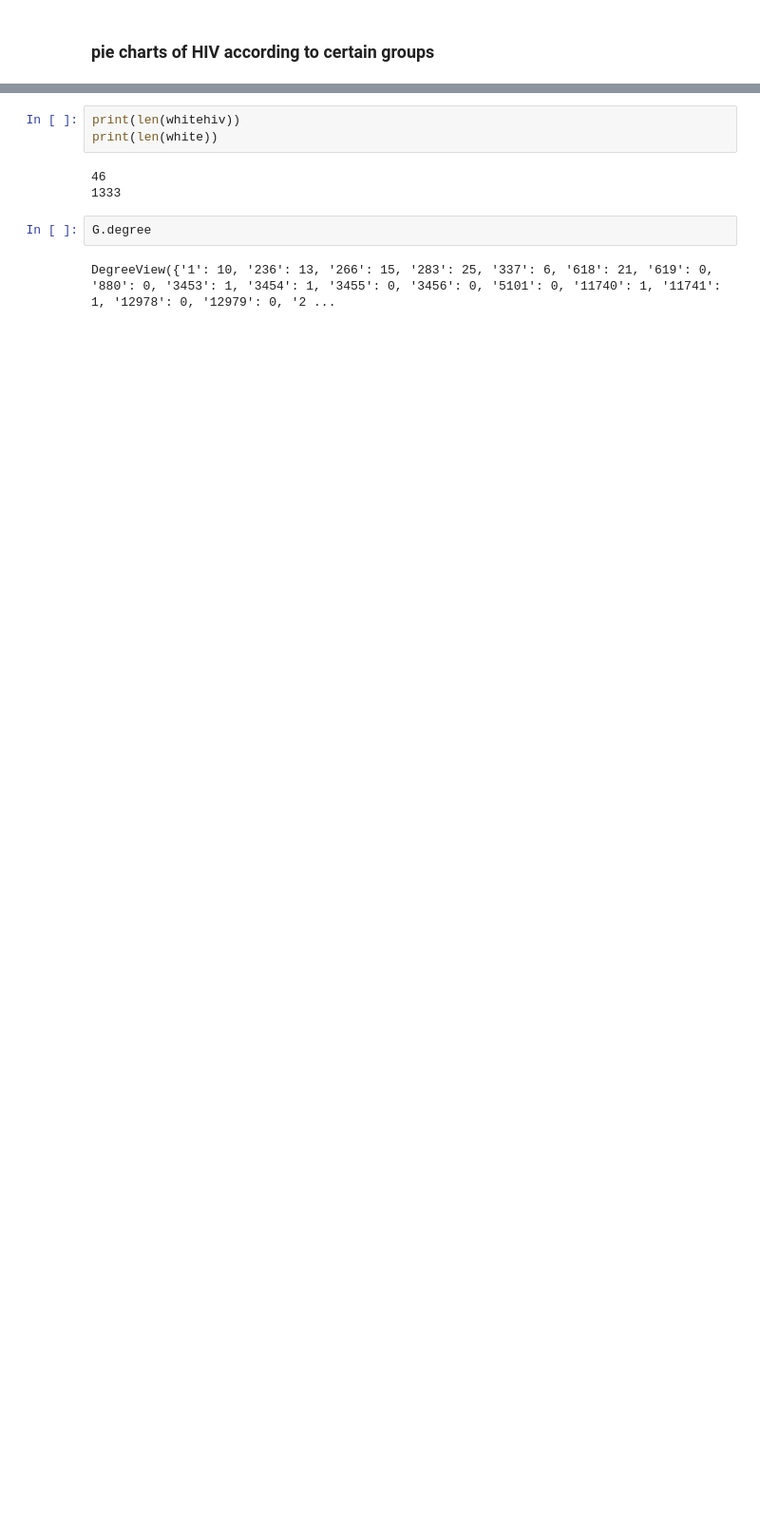
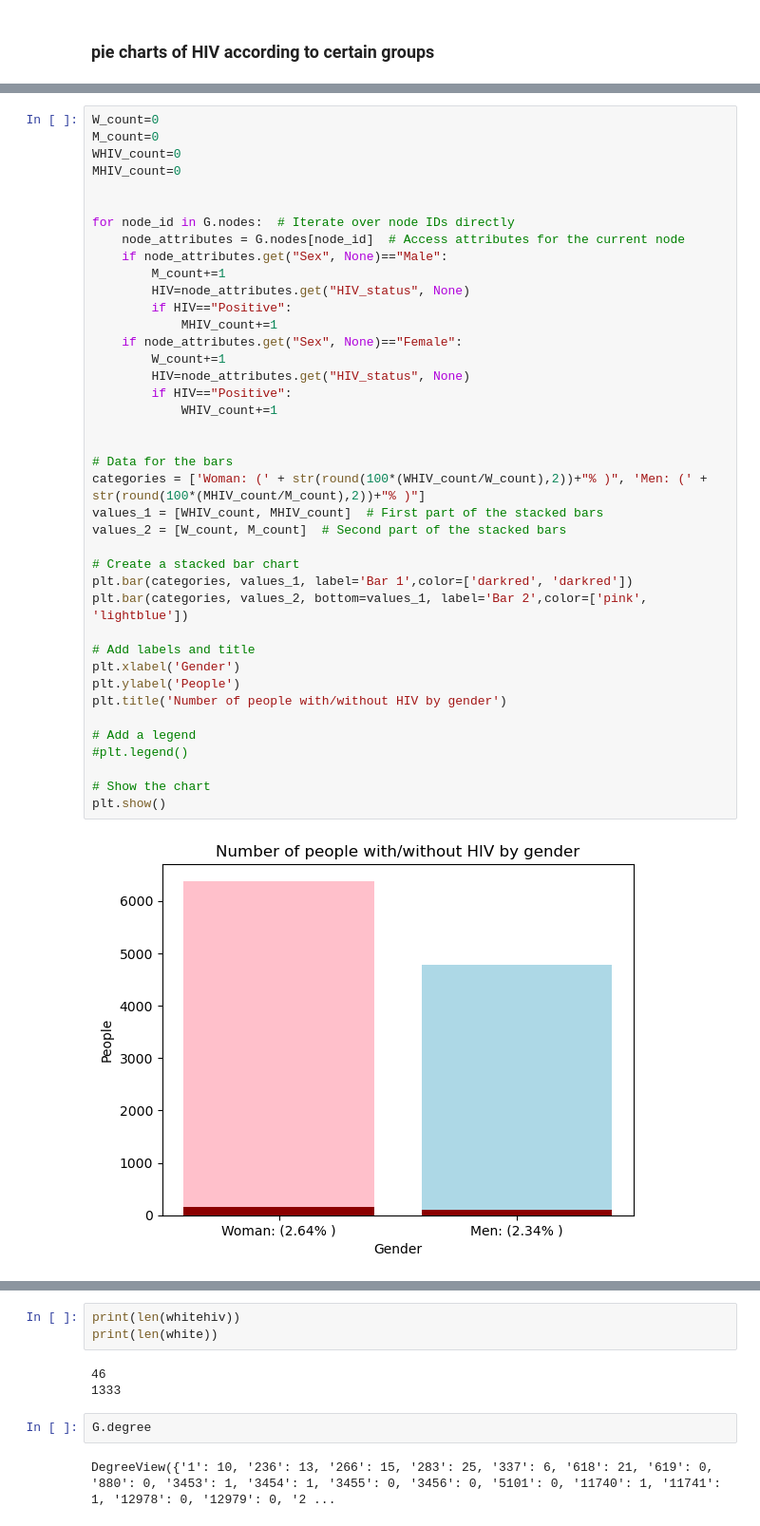
Before and after one commit to TretiakTS/NetworkAnalysisHIV, a Jupyter notebook: Demographic_Research.ipynb, the cells around one changed output, grey strips where cells are left out. Shown at 95% size. Drawn from its saved outputs; the diff is of its cells as text; blank space fills up the shorter version.

```diff
--- a/Demographic_Research.ipynb
+++ b/Demographic_Research.ipynb
@@ -105,3 +103,45 @@ gayhiv
+# %%
+W_count=0
+M_count=0
+WHIV_count=0
+MHIV_count=0
+
+
+for node_id in G.nodes:  # Iterate over node IDs directly
+    node_attributes = G.nodes[node_id]  # Access attributes for the current node
+    if node_attributes.get("Sex", None)=="Male":
+        M_count+=1
+        HIV=node_attributes.get("HIV_status", None)
+        if HIV=="Positive":
+            MHIV_count+=1
+    if node_attributes.get("Sex", None)=="Female":
+        W_count+=1
+        HIV=node_attributes.get("HIV_status", None)
+        if HIV=="Positive":
+            WHIV_count+=1
+
+
+# Data for the bars
+categories = ['Woman: (' + str(round(100*(WHIV_count/W_count),2))+"% )", 'Men: (' + str(round(100*(MHIV_count/M_count),2))+"% )"]
+values_1 = [WHIV_count, MHIV_count]  # First part of the stacked bars
+values_2 = [W_count, M_count]  # Second part of the stacked bars
+
+# Create a stacked bar chart
+plt.bar(categories, values_1, label='Bar 1',color=['darkred', 'darkred'])
+plt.bar(categories, values_2, bottom=values_1, label='Bar 2',color=['pink', 'lightblue'])
+
+# Add labels and title
+plt.xlabel('Gender')
+plt.ylabel('People')
+plt.title('Number of people with/without HIV by gender')
+
+# Add a legend
+#plt.legend()
+
+# Show the chart
+plt.show()
+# %% [output]
+[figure, added]
 # %%
 for node_id in G.nodes:  # Iterate over node IDs directly
     node_attributes = G.nodes[node_id]  # Access attributes for the current node
```
Also changed, not shown: parts of 5 cells of this notebook.
